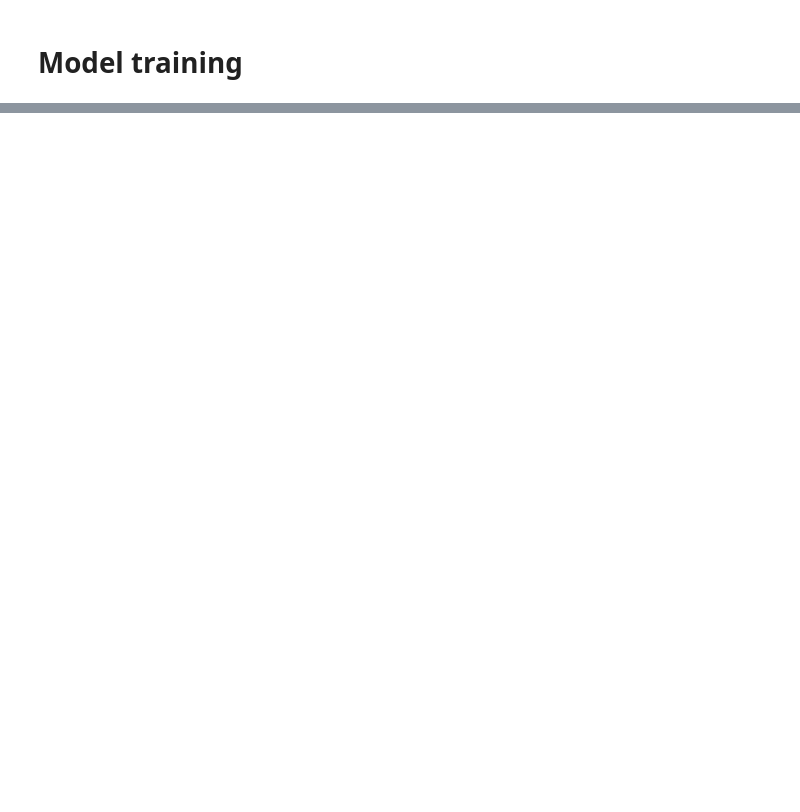
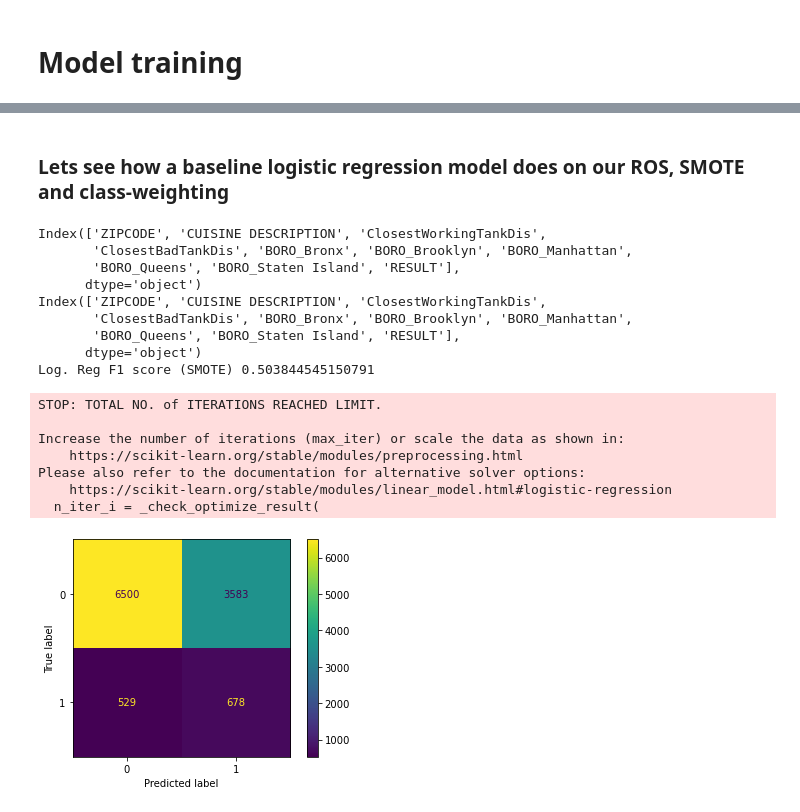
Before and after one commit to clarissarjtai/NYC-Restaurant-Sanitation-Level-Prediction, a Jupyter notebook: model_training.ipynb, the cells around one changed output, grey strips where cells are left out. Saved outputs shown, nothing was run; the diff lists cells and outputs as text; code cells hidden in the pictures; blank space fills up the shorter version.

```diff
--- a/model_training.ipynb
+++ b/model_training.ipynb
@@ -40,2 +154,6 @@ data.head()
 # %%
 # resampling or other feature engineering techniques
+ros = RandomOverSampler()
+dev_ROS = ros.fit_resample(dev_X, dev_Y)
+dev_ROS_X = dev_ROS[0]
+dev_ROS_Y = dev_ROS[1]
@@ -48,2 +160,32 @@ data.head()
+# %% [markdown]
+### Lets see how a baseline logistic regression model does on our ROS, SMOTE and class-weighting
+# %%
+# validation
+print(dev_ROS_X.columns)
+print(test_X.columns)
+lr_SMOTE = LogisticRegression()
+lr_SMOTE.fit(dev_ROS_X, dev_ROS_Y)
+lr_SMOTE_preds = lr_SMOTE.predict(test_X)
+plot_confusion_matrix(lr_SMOTE, test_X, test_Y)
+# print("Log. Reg ROC AUC score (SMOTE)", myscore(lr_SMOTE, test_X, test_Y))
+print("Log. Reg F1 score (SMOTE)", f1_score(test_Y, lr_SMOTE_preds, average="macro"))
+# %% [output]
+Index(['ZIPCODE', 'CUISINE DESCRIPTION', 'ClosestWorkingTankDis',
+       'ClosestBadTankDis', 'BORO_Bronx', 'BORO_Brooklyn', 'BORO_Manhattan',
+       'BORO_Queens', 'BORO_Staten Island', 'RESULT'],
+      dtype='object')
+Index(['ZIPCODE', 'CUISINE DESCRIPTION', 'ClosestWorkingTankDis',
+       'ClosestBadTankDis', 'BORO_Bronx', 'BORO_Brooklyn', 'BORO_Manhattan',
+       'BORO_Queens', 'BORO_Staten Island', 'RESULT'],
+      dtype='object')
+Log. Reg F1 score (SMOTE) 0.503844545150791
+STOP: TOTAL NO. of ITERATIONS REACHED LIMIT.
+
+Increase the number of iterations (max_iter) or scale the data as shown in:
+    https://scikit-learn.org/stable/modules/preprocessing.html
+Please also refer to the documentation for alternative solver options:
+    https://scikit-learn.org/stable/modules/linear_model.html#logistic-regression
+  n_iter_i = _check_optimize_result(
+[figure, added]
 # %%
 # visualization
```
Also changed, not shown: parts of 10 cells of this notebook, 7 other files.
